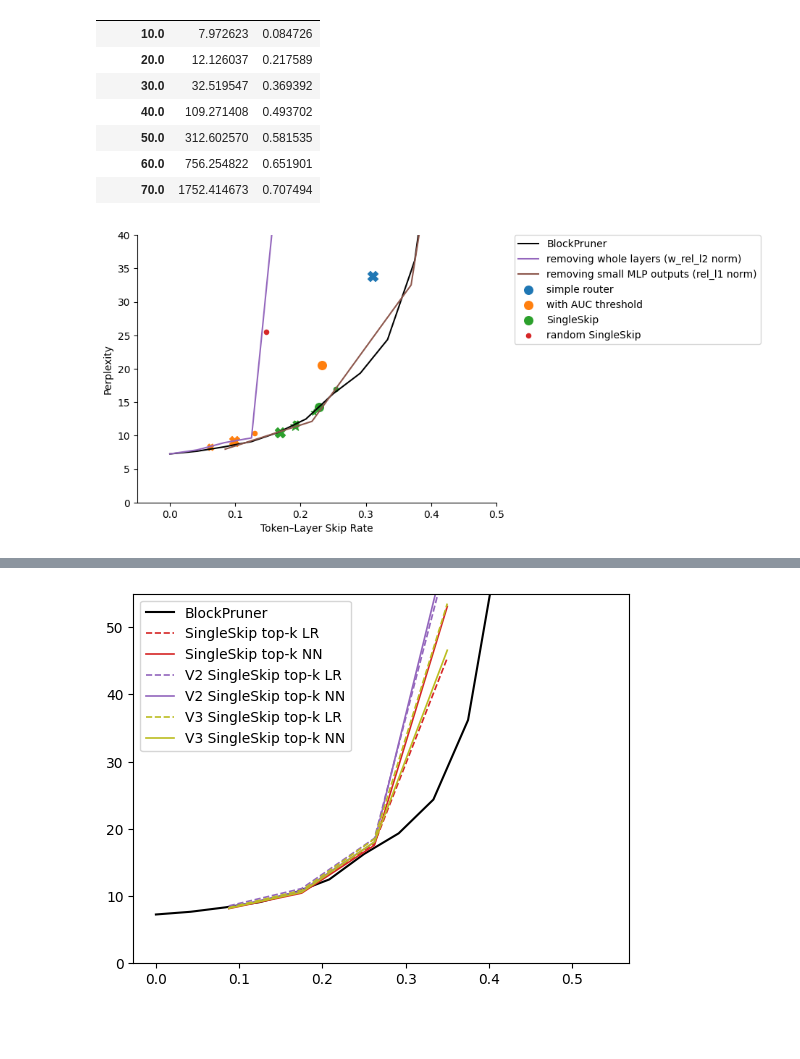
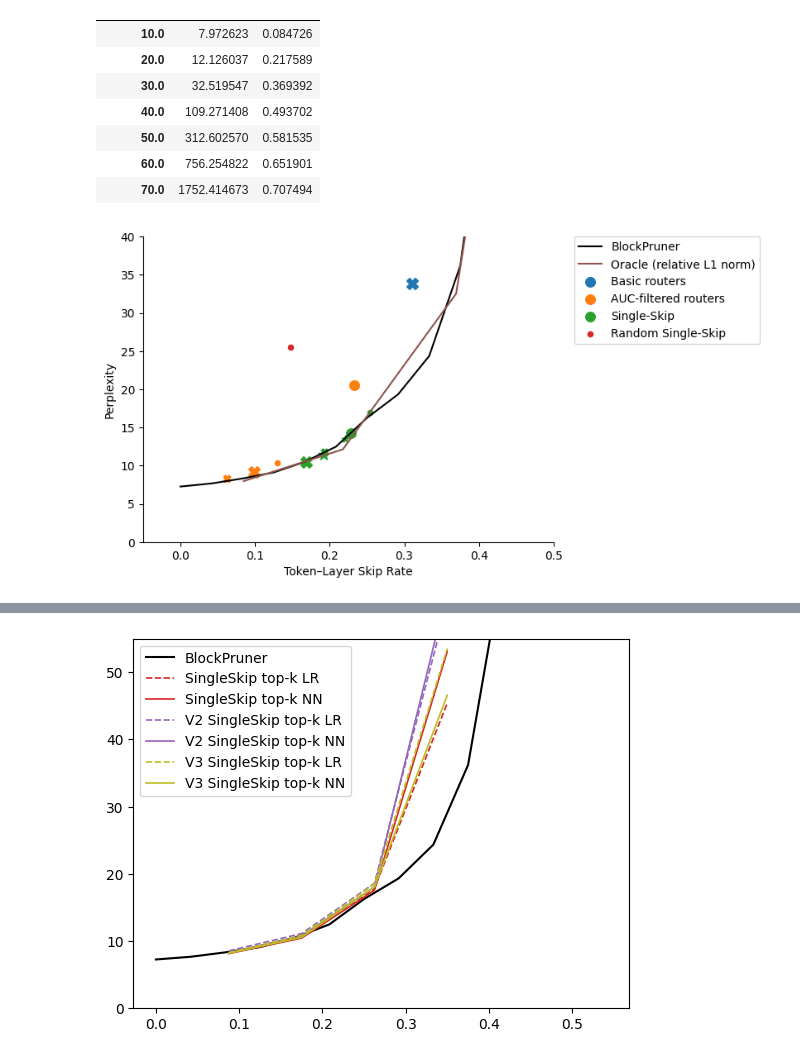
Before and after one commit to chutnakova5/Adaptive-layer-skipping, a Jupyter notebook: results.ipynb, the cells around one changed output, grey strips where cells are left out. Cells and saved outputs as stored; diff of their text form; code cells hidden in the pictures; blank space fills up the shorter version.

```diff
--- a/results.ipynb
+++ b/results.ipynb
@@ -166,42 +200,42 @@ small_changes
 # %%
 # plt.plot(block_pruner.del_ratio, block_pruner.perplexity)
 plt.plot(block_pruner.loc[:13, 'del_ratio'], block_pruner.loc[:13, 'perplexity'], c='black', label='BlockPruner')
-plt.plot(wrell2.loc[:13, 'del_ratio'], wrell2.loc[:13, 'perplexity'], c='tab:purple', label='removing whole layers (w_rel_l2 norm)')
-plt.plot(small_changes.loc[:, 'ratio_del'], small_changes.loc[:, 'perplexity'], c='tab:brown', label='removing small MLP outputs (rel_l1 norm)')
+# plt.plot(wrell2.loc[:13, 'del_ratio'], wrell2.loc[:13, 'perplexity'], c='tab:purple', label='removing whole layers (w_rel_l2 norm)')
+plt.plot(small_changes.loc[:, 'ratio_del'], small_changes.loc[:, 'perplexity'], c='tab:brown', label='Oracle (relative L1 norm)')
 
 plt.scatter(results['r'].loc['lr', 'del_ratio'], results['r'].loc['lr', 'perplexity'], marker='o', s=20, c='tab:blue') #, label='LR router')
-plt.scatter(results['r'].loc['nn', 'del_ratio'], results['r'].loc['nn', 'perplexity'], marker='o', s=70, c='tab:blue', label='simple router') #, label='NN router')
+plt.scatter(results['r'].loc['nn', 'del_ratio'], results['r'].loc['nn', 'perplexity'], marker='o', s=70, c='tab:blue', label='Basic routers') #, label='NN router')
 plt.scatter(results_v2['r'].loc['lr', 'del_ratio'], results_v2['r'].loc['lr', 'perplexity'], marker='X', s=40, c='tab:blue')
 plt.scatter(results_v2['r'].loc['nn', 'del_ratio'], results_v2['r'].loc['nn', 'perplexity'], marker='X', s=100, c='tab:blue') #, label='iteratively trained')
 
 ###
 
 plt.scatter(results['thr'].loc['lr', 'del_ratio'], results['thr'].loc['lr', 'perplexity'], marker='o', s=20, c='tab:orange')
-plt.scatter(results['thr'].loc['nn', 'del_ratio'], results['thr'].loc['nn', 'perplexity'], marker='o', s=70, c='tab:orange', label='with AUC threshold')
+plt.scatter(results['thr'].loc['nn', 'del_ratio'], results['thr'].loc['nn', 'perplexity'], marker='o', s=70, c='tab:orange', label='AUC-filtered routers')
 plt.scatter(results_v2['thr'].loc['lr', 'del_ratio'], results_v2['thr'].loc['lr', 'perplexity'], marker='X', s=40, c='tab:orange')
 plt.scatter(results_v2['thr'].loc['nn', 'del_ratio'], results_v2['thr'].loc['nn', 'perplexity'], marker='X', s=100, c='tab:orange')
 
 ###
 
 plt.scatter(results['singleskip'].loc['lr', 'del_ratio'], results['singleskip'].loc['lr', 'perplexity'], marker='o', s=20, c='tab:green')
-plt.scatter(results['singleskip'].loc['nn', 'del_ratio'], results['singleskip'].loc['nn', 'perplexity'], marker='o', s=70, c='tab:green', label='SingleSkip')
+plt.scatter(results['singleskip'].loc['nn', 'del_ratio'], results['singleskip'].loc['nn', 'perplexity'], marker='o', s=70, c='tab:green', label='Single-Skip')
 plt.scatter(results_v2['singleskip'].loc['lr', 'del_ratio'], results_v2['singleskip'].loc['lr', 'perplexity'], marker='X', s=40, c='tab:green')
 plt.scatter(results_v2['singleskip'].loc['nn', 'del_ratio'], results_v2['singleskip'].loc['nn', 'perplexity'], marker='X', s=100, c='tab:green')
 plt.scatter(results_v3['singleskip'].loc['lr', 'del_ratio'], results_v3['singleskip'].loc['lr', 'perplexity'], marker='*', s=40, c='tab:green')
 plt.scatter(results_v3['singleskip'].loc['nn', 'del_ratio'], results_v3['singleskip'].loc['nn', 'perplexity'], marker='*', s=100, c='tab:green')
 
 ###
 
-plt.scatter(results['singleskip_rnd'].loc[:, 'del_ratio'], results['singleskip_rnd'].loc[:, 'perplexity'], marker='o', s=20, c='tab:red', label='random SingleSkip')
+plt.scatter(results['singleskip_rnd'].loc[:, 'del_ratio'], results['singleskip_rnd'].loc[:, 'perplexity'], marker='o', s=20, c='tab:red', label='Random Single-Skip')
 
 plt.xlim((-0.05, 0.5))
 plt.ylim((0, 40))
 
 plt.xlabel('Token–Layer Skip Rate')
 plt.ylabel('Perplexity')
 
 # plt.legend();
 plt.legend(bbox_to_anchor=(1.05, 1), loc='upper left', borderaxespad=0.)
 sns.despine();
 # %% [output]
-[figure, old version]
+[figure, new version]
```
Also changed, not shown: parts of 4 cells of this notebook, 1 other file.
